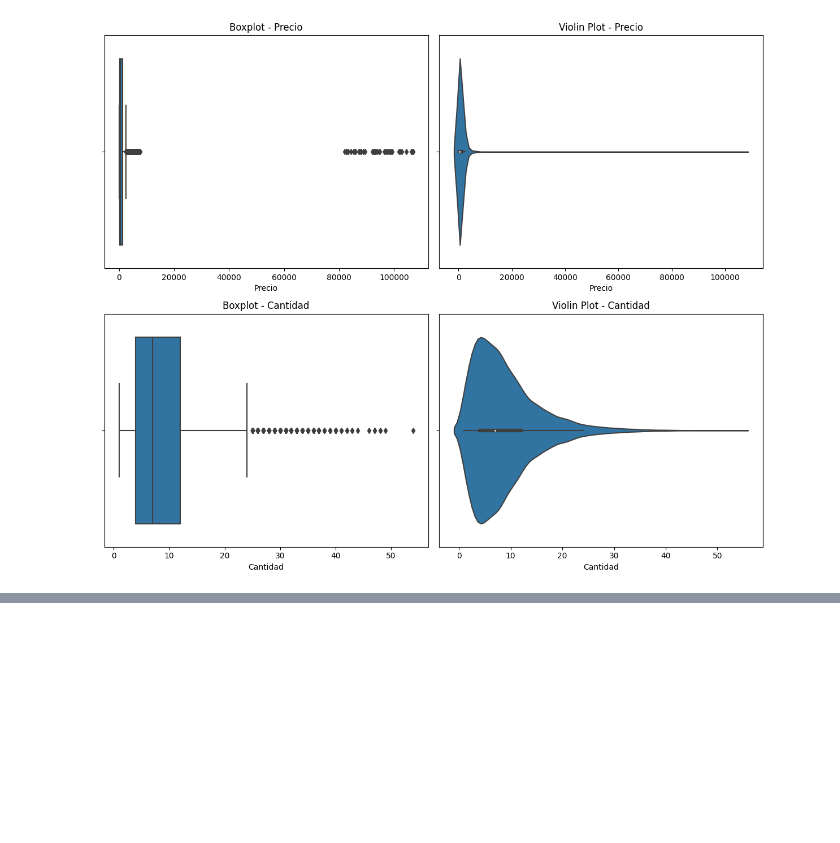
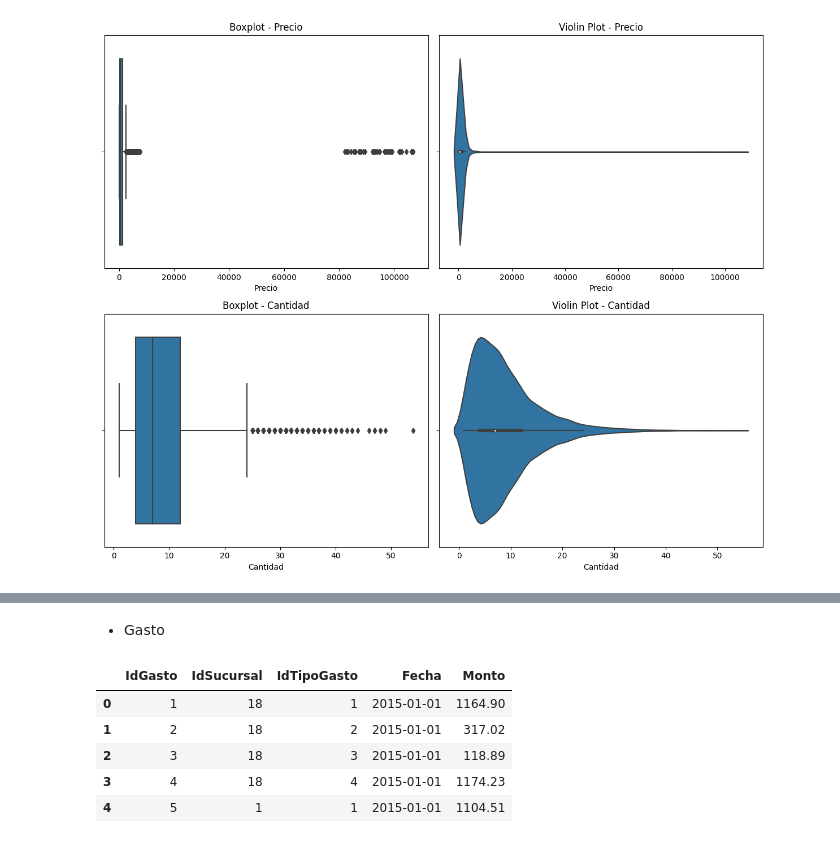
Before and after one commit to diegomaneyro/Dashboards, a Jupyter notebook: scripts/eda.ipynb, the cells around one changed output, grey strips where cells are left out. Saved outputs shown, nothing was run; the diff lists cells and outputs as text; code cells hidden in the pictures; blank space fills up the shorter version.

```diff
--- a/scripts/eda.ipynb
+++ b/scripts/eda.ipynb
@@ -189,0 +230,11 @@ plt.show()
+# %% [markdown]
+* Gasto
+# %%
+gasto.head()
+# %% [output]
+|  | IdGasto | IdSucursal | IdTipoGasto | Fecha | Monto |
+| 0 | 1 | 18 | 1 | 2015-01-01 | 1164.90 |
+| 1 | 2 | 18 | 2 | 2015-01-01 | 317.02 |
+| 2 | 3 | 18 | 3 | 2015-01-01 | 118.89 |
+| 3 | 4 | 18 | 4 | 2015-01-01 | 1174.23 |
+| 4 | 5 | 1 | 1 | 2015-01-01 | 1104.51 |
```
Also changed, not shown: parts of 11 cells of this notebook.
